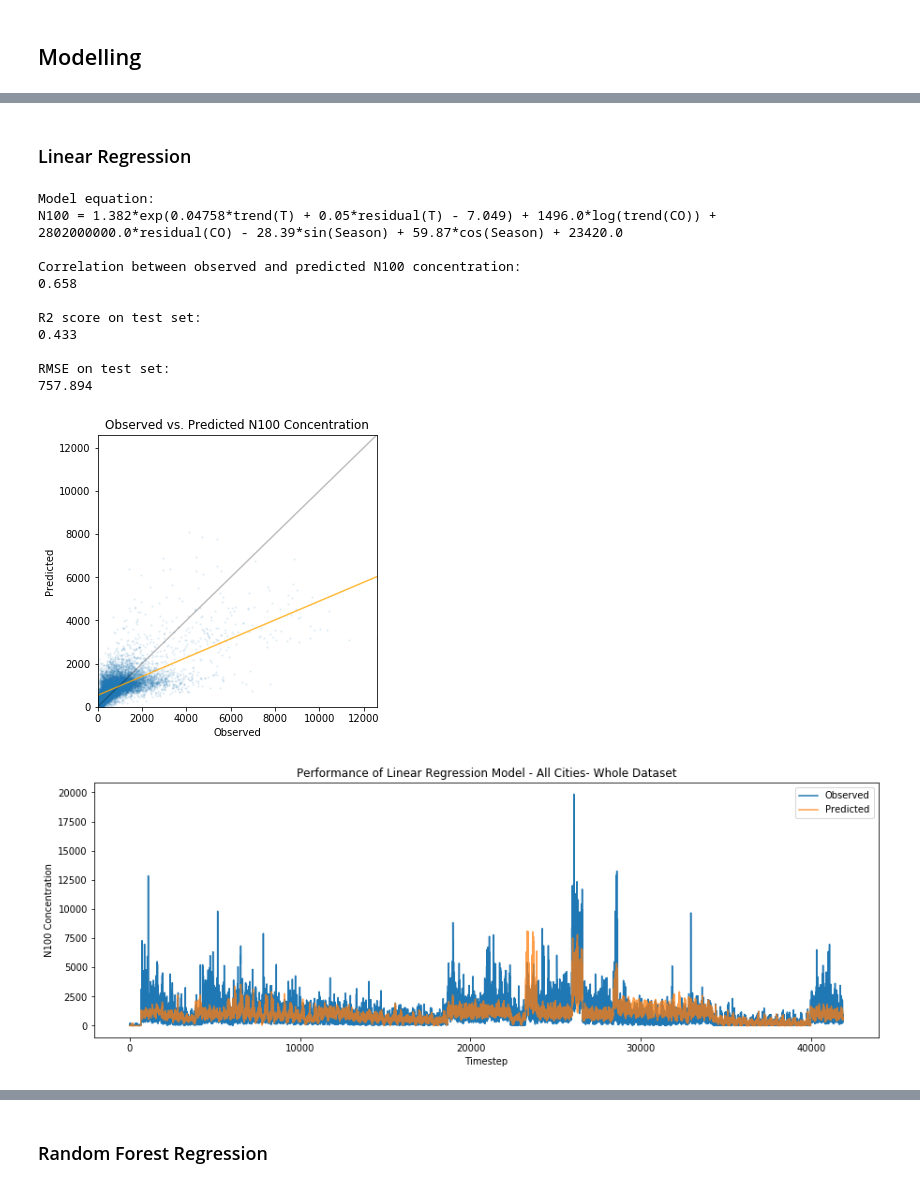
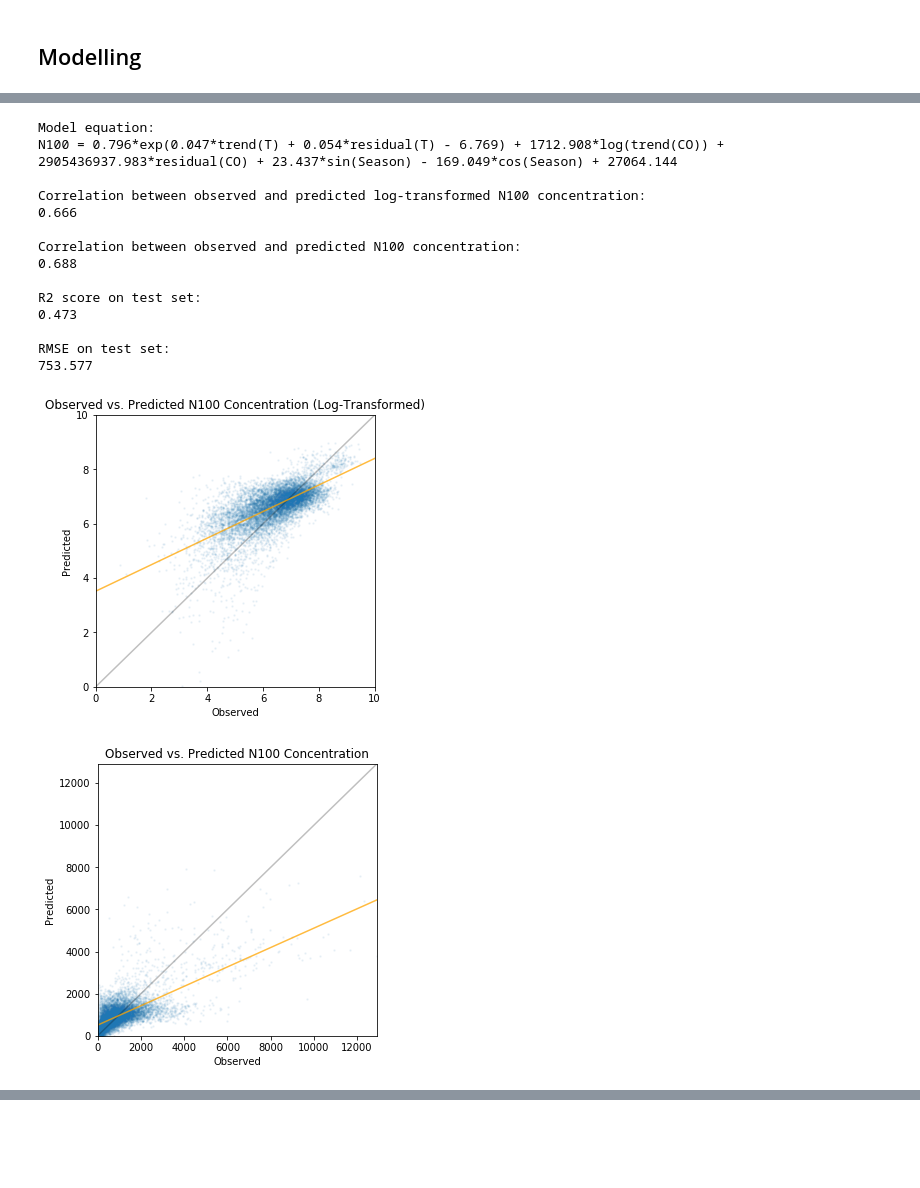
Before and after one commit to ellarauth/aerosol-modeling, a Jupyter notebook: notebooks/explore.ipynb, the cells around one changed output, grey strips where cells are left out. Saved outputs shown, nothing was run; the diff lists cells and outputs as text; code cells hidden in the pictures; blank space fills up the shorter version.

```diff
--- a/notebooks/explore.ipynb
+++ b/notebooks/explore.ipynb
@@ -235,12 +213,12 @@ def create_data(no_seasons, window_size):
     if use_all_cities or city_name not in unique_cities:
         print('Selected cities:\n', unique_cities, '\n')
         data = pd.read_csv(DATA_DIR + 'all_merged.csv', index_col='date')
-        data.columns = ['n100', 't', 'co', 'city', 'lat', 'lon']
+        data.columns = ['city', 'lat', 'lon', 'n100', 't', 'co', 'no', 'no2', 'so2', 'c10h16', 'c5h8']
         non_numeric += ['city']
     else:
         print('Selected city:', city_name, '\n')
         data = pd.read_csv(DATA_DIR + city_name + '.csv', index_col='date')
-        data.columns = ['n100', 't', 'co']
+        data.columns = ['n100', 't', 'co', 'no', 'no2', 'so2', 'c10h16', 'c5h8']
 
     # calculating seasons
     if use_season:
@@ -279,7 +257,7 @@ def transform_data(data, dates):
 
     # temperature trend
     if use_t:
-        data_comb.append(np.exp(0.04758*data.t_trend + 0.05*data.t_res - 7.049))  # pre-calculated transformation
+        data_comb.append(np.exp(0.047*data.t_trend + 0.054*data.t_res - 6.769))  # pre-calculated transformation
         if use_residual:
             data_comb.append(data.t_trend)  # trend
             data_comb.append(data.t_res)  # residual
@@ -299,6 +277,22 @@ def transform_data(data, dates):
     if use_lat_lon and use_all_cities:
         data_comb.extend([data.lat/90, data.lon/180])  # scaled to [-1, 1]
 
+    # add additional variables
+    if use_add_vars:
+        data_comb.append(data.no)
+        data_comb.append(data.no2)
+        data_comb.append(data.so2)
+        data_comb.append(data.c10h16)
+        data_comb.append(data.c5h8)
+
+#         if use_residual:
+#             data_comb.append(data.so2_trend)
+#             data_comb.append(data.c10h16_trend)
+#             data_comb.append(data.c5h8_trend)
+#             data_comb.append(data.so2_res)
+#             data_comb.append(data.c10h16_res)
+#             data_comb.append(data.c5h8_res)
+
     # city abbreviation
     if use_all_cities:
         data_comb.append(data.city)
@@ -336,7 +330,7 @@ def split_data(data, data_comb, dates):
     # n100 concentration
     y_train = np.take(data_comb.n100, train_indices, 0)
     y_test = np.take(data.n100, test_indices, 0)
-    log_y_test = np.take(data_comb.n100, test_indices, 0)
+    log_y_test = np.take(data_comb.n100, test_indices, 0) if trans_n100 else np.take(data_comb.n100.transform(np.log), test_indices, 0)
 
     # dates
     dates_test = np.take(dates, test_indices, 0)
@@ -576,14 +577,15 @@ def plot_all_results(name, predictions, data):
 ## Creating the dataframes
 # %%
 city_name = 'HYY'        # abbreviation of city to use
-no_seasons = 24          # number of "seasons" to use (number of parts to split the year into)
-window_size = 30         # window size for calculating trend
+no_seasons = 4          # number of "seasons" to use (number of parts to split the year into)
+window_size = 18         # window size for calculating trend
 
 use_all_cities = True    # use data from all cities?
 use_t = True             # use temperature data?
 use_co = True            # use carbon monoxide data?
 use_season = True        # use season data?
 use_lat_lon = False      # latitude and longitude data?
+use_add_vars = False      # use additional variables?
 use_residual = True      # calculate the trend (rolling mean) and residual of t and co?
 
 trans_n100 = False       # log-transform N100 concentration?
@@ -611,7 +613,12 @@ if use_residual:
     predictors.remove('t_trend')
     predictors.remove('t_res')
 #     predictors.remove('t')
+#     predictors.remove('no')
+#     predictors.remove('no2')
     predictors.remove('co')
+#     predictors.remove('so2')
+#     predictors.remove('c10h16')
+#     predictors.remove('c5h8')
 
 print('Using predictors:', predictors)
 
@@ -746,5 +762,3 @@ Test set shapes: (10463, 5) and (10463,)
-# %% [markdown]
-### Linear Regression
 # %%
 # fitting the linear regression model
 model = LinearRegression().fit(X_train, y_train)
@@ -759,37 +773,45 @@ predictions[predictions < 0] = 0
 print_equation(model)
 
 # checking if the n100 data was log-transformed
 if trans_n100:
     # plotting log(observed) vs. log(predicted) n100 concentrations
     log_log_eval(predictions)
 
     # reverse transforming the data if neccessary
     predictions = np.exp(predictions)
+else:
+    log_predictions = np.log(predictions)
+    log_log_eval(log_predictions)
 
 # plotting observed vs. predicted n100 concentrations
 corr_eval(predictions)
 
 # evaluating the model performance
 eval_model(predictions, model)
 
 # making predictions for the whole dataset
 predictions = model.predict(np.array(df_comb[predictors]))
-predictions[predictions < 0] = 0
+predictions[predictions < 0] = 1
 predictions = np.exp(predictions) if trans_n100 else predictions
 
 # plotting the observed and predicted n100 concentrations against time
 plot_all_results('Linear Regression', predictions, df)
+
+# 0.047*trend(T) + 0.049*residual(T) - 6.988
 # %% [output]
 Model equation:
-N100 = 1.382*exp(0.04758*trend(T) + 0.05*residual(T) - 7.049) + 1496.0*log(trend(CO)) + 2802000000.0*residual(CO) - 28.39*sin(Season) + 59.87*cos(Season) + 23420.0
+N100 = 0.796*exp(0.047*trend(T) + 0.054*residual(T) - 6.769) + 1712.908*log(trend(CO)) + 2905436937.983*residual(CO) + 23.437*sin(Season) - 169.049*cos(Season) + 27064.144
+
+Correlation between observed and predicted log-transformed N100 concentration:
+0.666
 
 Correlation between observed and predicted N100 concentration:
-0.658
+0.688
 
 R2 score on test set:
-0.433
+0.473
 
 RMSE on test set:
-757.894
+753.577
-[figure, old version]
+[figure, new version]
-[figure, old version]
+[figure, new version]
@@ -797,2 +819,0 @@ RMSE on test set:
-# %% [markdown]
-### Random Forest Regression
```
Also changed, not shown: parts of 19 cells of this notebook.
